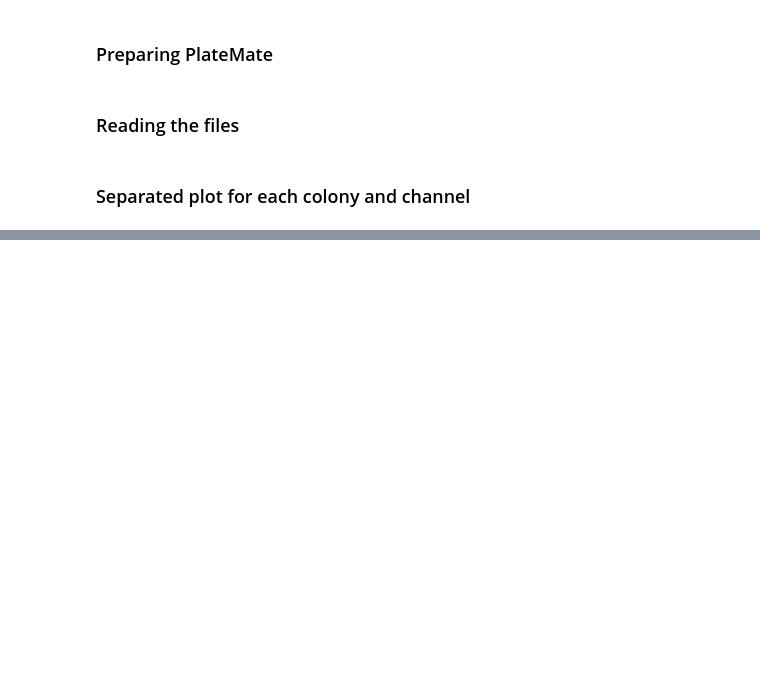
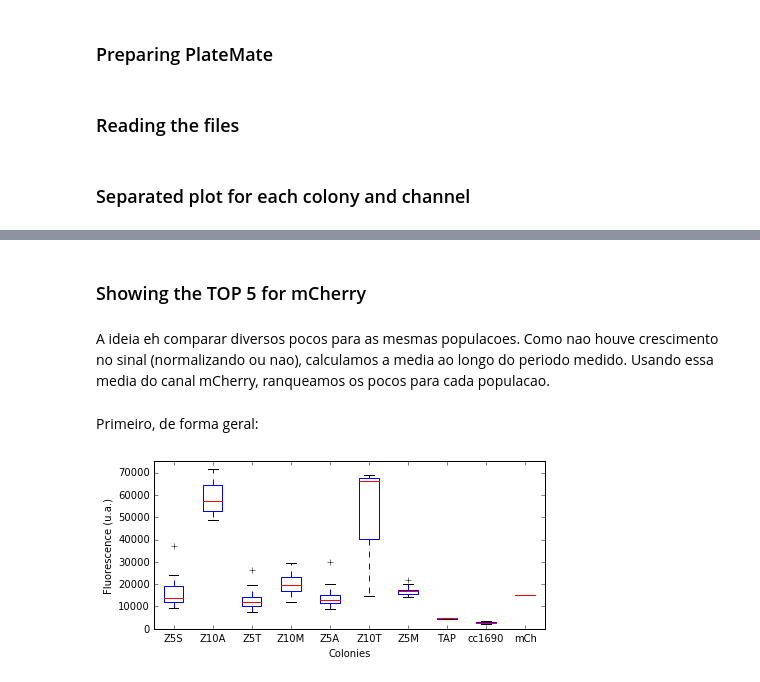
Before and after one commit to VandroiyLabs/modeliGEM2016, a Jupyter notebook: notebooks/Screening.ipynb, the cells around one changed output, grey strips where cells are left out. Cells and saved outputs as stored; diff of their text form; code cells hidden in the pictures; blank space fills up the shorter version.

```diff
--- a/notebooks/Screening.ipynb
+++ b/notebooks/Screening.ipynb
@@ -80,0 +89,4 @@ None
+# %% [markdown]
+### Showing the TOP 5 for mCherry
+# %% [markdown]
+A ideia eh comparar diversos pocos para as mesmas populacoes. Como nao houve crescimento no sinal (normalizando ou nao), calculamos a media ao longo do periodo medido. Usando essa media do canal mCherry, ranqueamos os pocos para cada populacao.
@@ -80,0 +97,11 @@ None
+# %% [markdown]
+Primeiro, de forma geral:
+# %%
+pl.figure( figsize=(7,3) )
+experiment.snapshotBoxWhiskers("mCherry", 7, showControl = True)
+pl.ylim(0,75000)
+
+pl.savefig("BoxWhiskers Screening1.png", dpi=400)
+pl.show()
+# %% [output]
+[figure, added]
```
Also changed, not shown: parts of 9 cells of this notebook, 8 other files.
